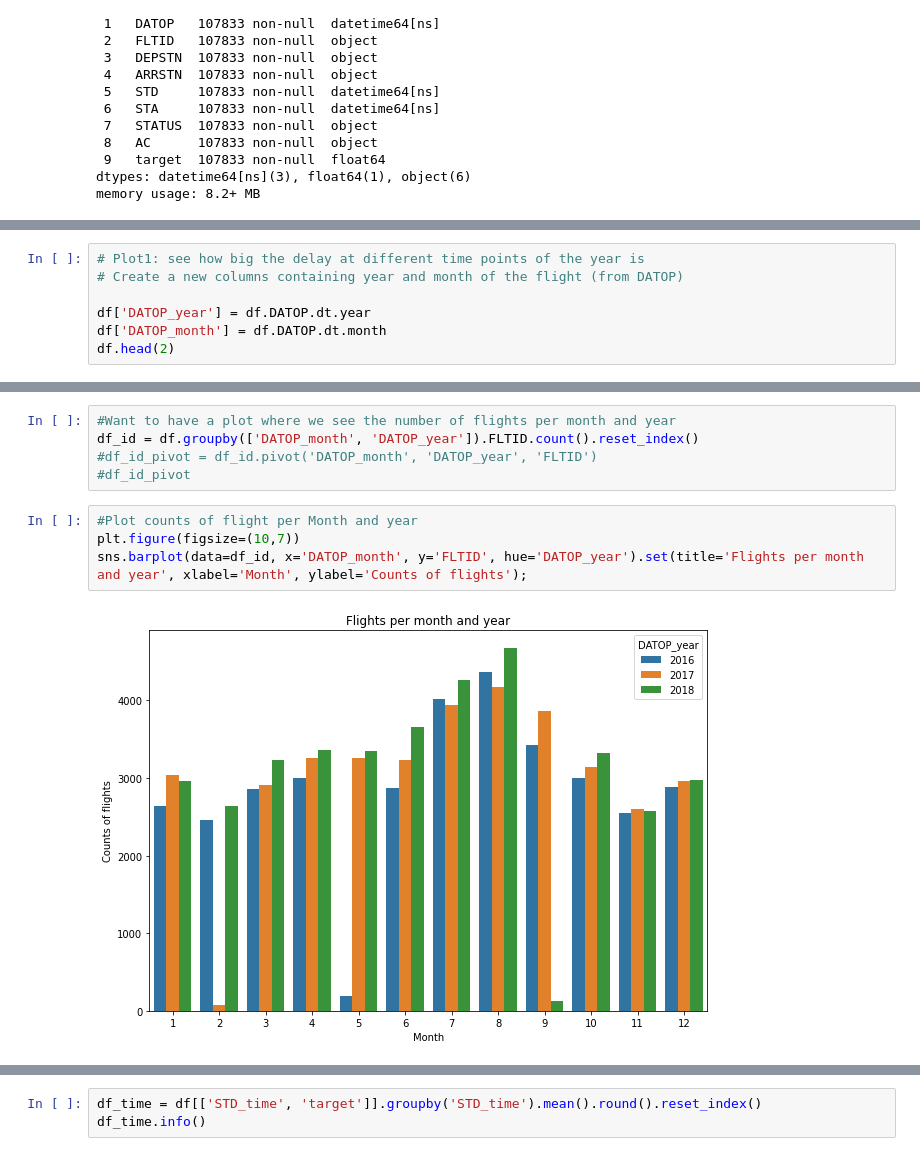
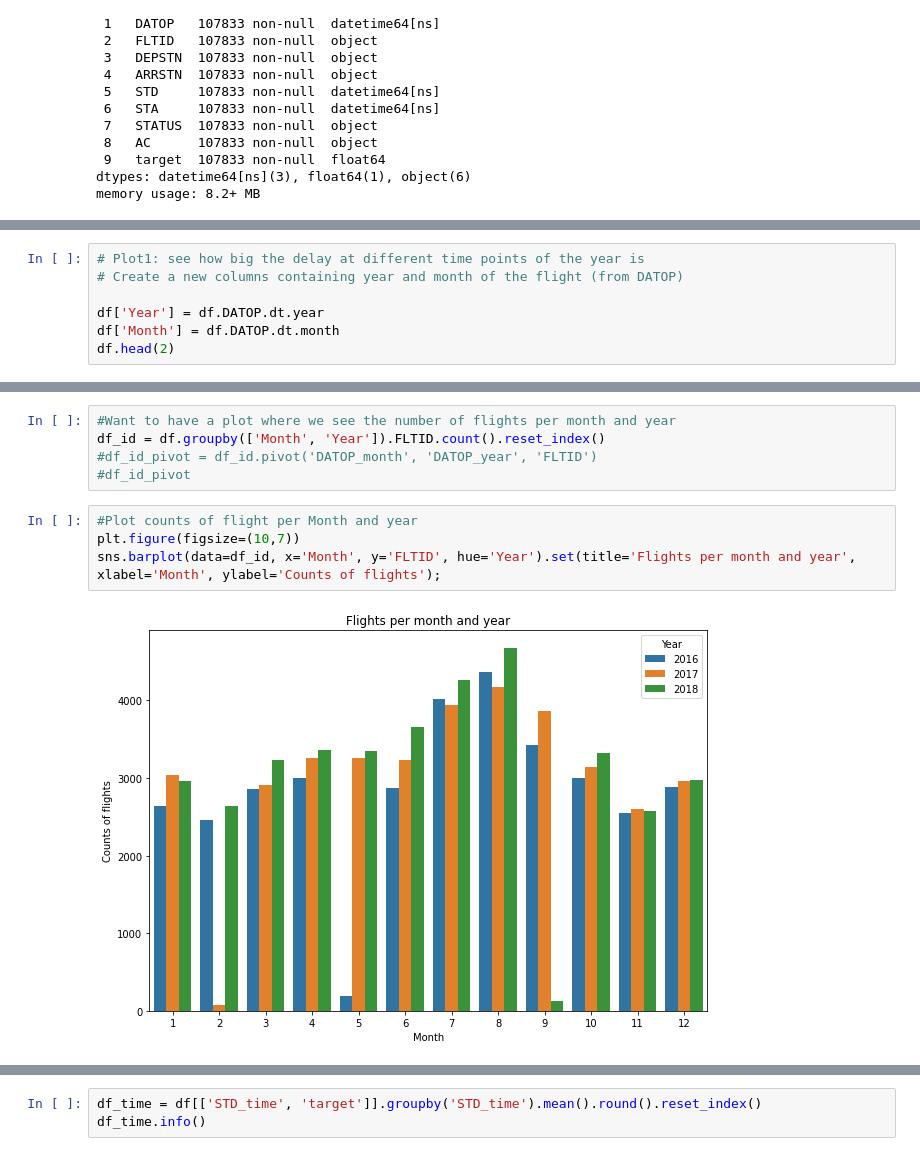
Before and after one commit to janb89/groupwork2, a Jupyter notebook: EDA_Tamara.ipynb, the cells around one changed output, grey strips where cells are left out. Cells and saved outputs as stored; diff of their text form.

```diff
--- a/EDA_Tamara.ipynb
+++ b/EDA_Tamara.ipynb
@@ -167,7 +135,7 @@ memory usage: 8.2+ MB
 # Plot1: see how big the delay at different time points of the year is
 # Create a new columns containing year and month of the flight (from DATOP)
 
-df['DATOP_year'] = df.DATOP.dt.year
-df['DATOP_month'] = df.DATOP.dt.month
+df['Year'] = df.DATOP.dt.year
+df['Month'] = df.DATOP.dt.month
 df.head(2)
 # %% [output]
@@ -176,15 +144,15 @@ df.head(2)
 | 1 | train_id_1 | 2016-01-13 | TU 0757 | MXP | TUN | 2016-01-13 15:05:00 | 2016-01-13 16:55:00 | ATA | TU 31BIMO | 20.0 | 2016 | ... |
 # %%
 #Want to have a plot where we see the number of flights per month and year
-df_id = df.groupby(['DATOP_month', 'DATOP_year']).FLTID.count().reset_index()
+df_id = df.groupby(['Month', 'Year']).FLTID.count().reset_index()
 #df_id_pivot = df_id.pivot('DATOP_month', 'DATOP_year', 'FLTID')
 #df_id_pivot
 # %%
 #Plot counts of flight per Month and year
 plt.figure(figsize=(10,7))
-sns.barplot(data=df_id, x='DATOP_month', y='FLTID', hue='DATOP_year').set(title='Flights per month and year', xlabel='Month', ylabel='Counts of flights');
+sns.barplot(data=df_id, x='Month', y='FLTID', hue='Year').set(title='Flights per month and year', xlabel='Month', ylabel='Counts of flights');
 # %% [output]
-[figure, old version]
+[figure, new version]
 # %%
 #For the visualization group the dates of flight per year and month (create 3 subplots, one for each year)
 #create pivot table
```
Also changed, not shown: parts of 36 cells of this notebook.
